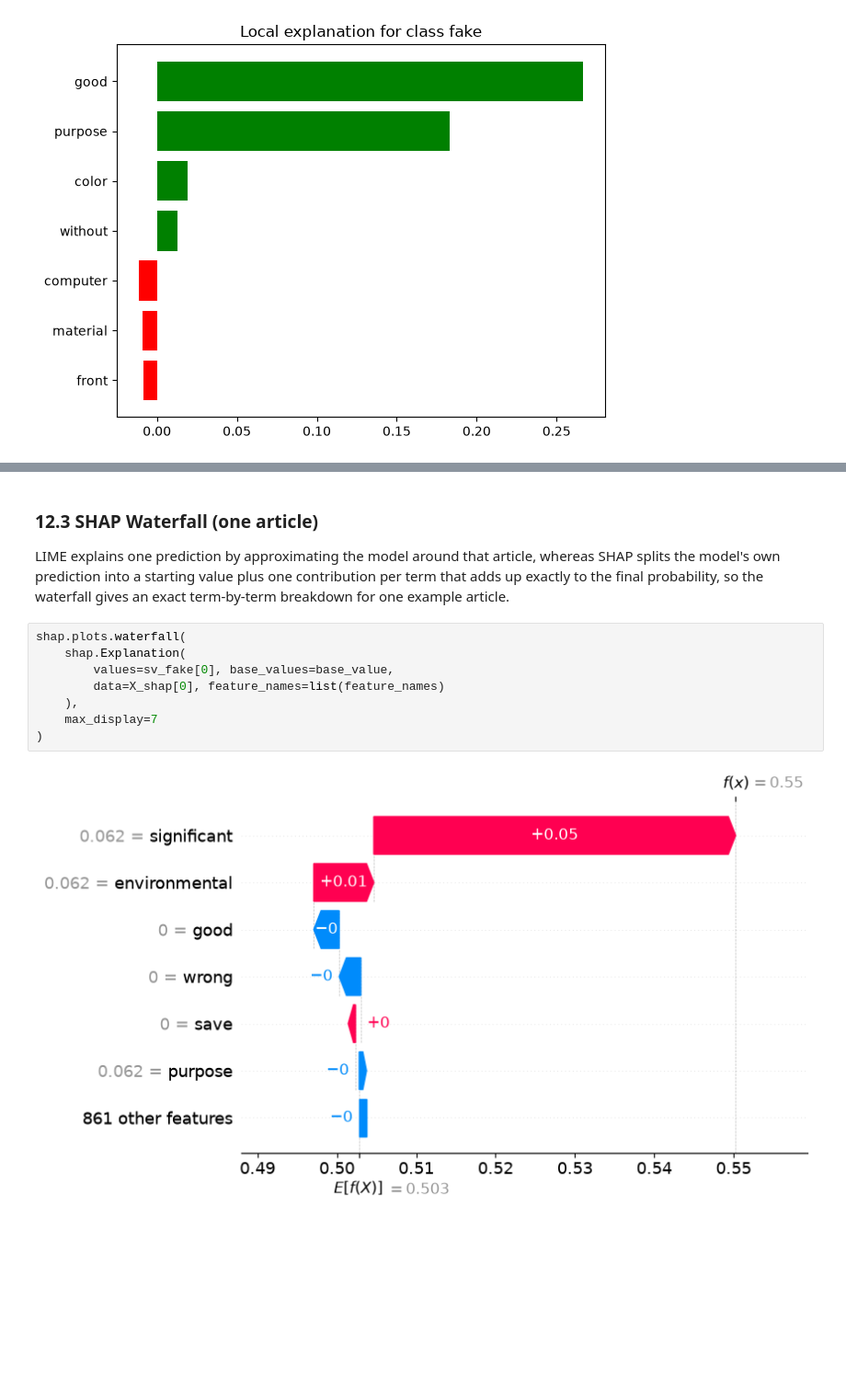
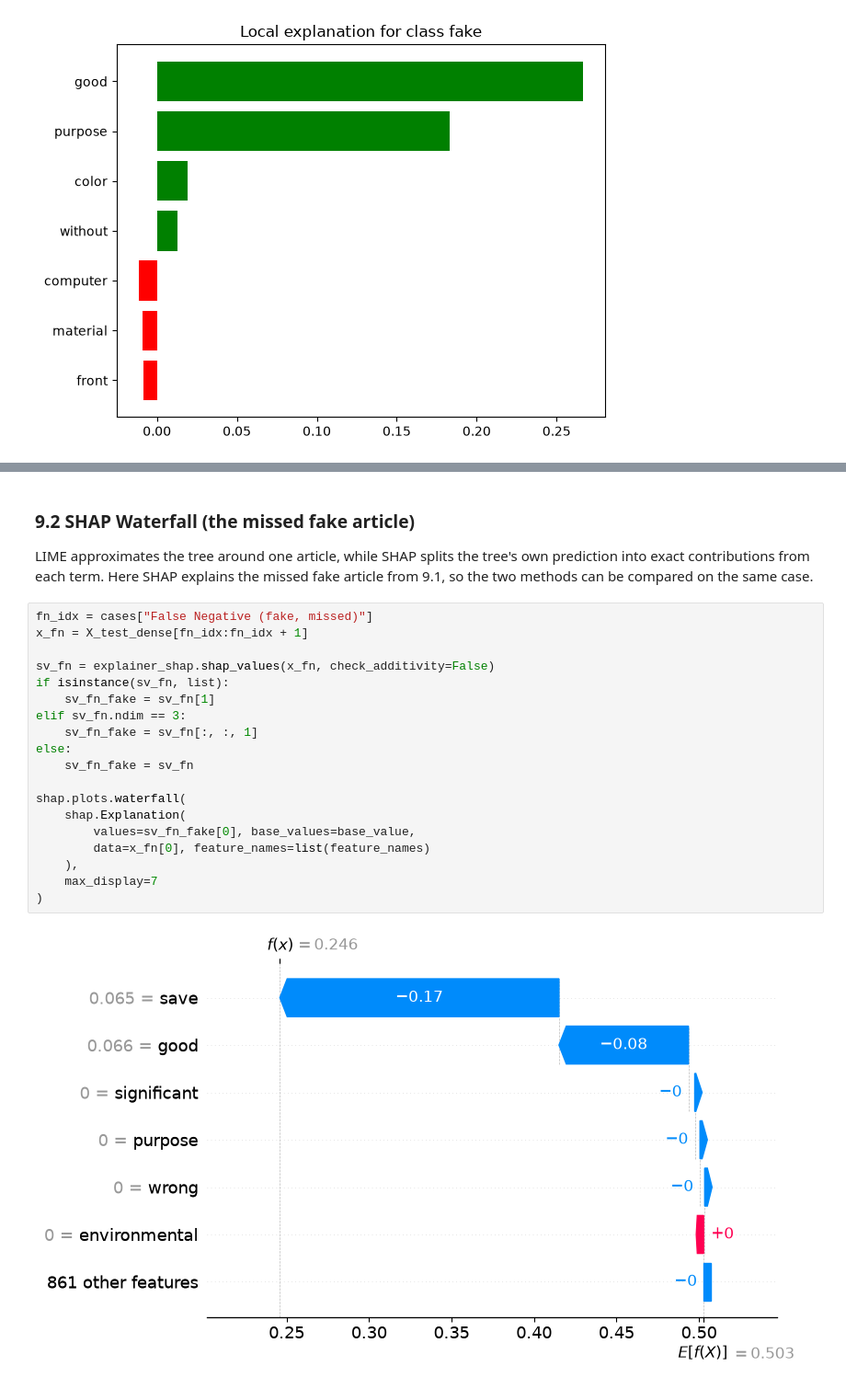
Before and after one commit to jirapon000/XDS_Fake_New_Detection, a Jupyter notebook: decision_tree.ipynb, the cells around one changed output, grey strips where cells are left out. Shown at 92% size. Saved outputs shown, nothing was run; the diff lists cells and outputs as text; blank space fills up the shorter version.

Commit message:
Fix Decision Tree Model

```diff
--- a/decision_tree.ipynb
+++ b/decision_tree.ipynb
@@ -384,15 +412,26 @@ False Positive (real, flagged) | P(fake) = 0.865
 # %% [markdown]
-### 12.3 SHAP Waterfall (one article)
+### 9.2 SHAP Waterfall (the missed fake article)
 
-LIME explains one prediction by approximating the model around that article, whereas SHAP splits the model's own prediction into a starting value plus one contribution per term that adds up exactly to the final probability, so the waterfall gives an exact term-by-term breakdown for one example article.
+LIME approximates the tree around one article, while SHAP splits the tree's own prediction into exact contributions from each term. Here SHAP explains the missed fake article from 9.1, so the two methods can be compared on the same case.
 # %%
+fn_idx = cases["False Negative (fake, missed)"]
+x_fn = X_test_dense[fn_idx:fn_idx + 1]
+
+sv_fn = explainer_shap.shap_values(x_fn, check_additivity=False)
+if isinstance(sv_fn, list):
+    sv_fn_fake = sv_fn[1]
+elif sv_fn.ndim == 3:
+    sv_fn_fake = sv_fn[:, :, 1]
+else:
+    sv_fn_fake = sv_fn
+
 shap.plots.waterfall(
     shap.Explanation(
-        values=sv_fake[0], base_values=base_value,
-        data=X_shap[0], feature_names=list(feature_names)
+        values=sv_fn_fake[0], base_values=base_value,
+        data=x_fn[0], feature_names=list(feature_names)
     ),
     max_display=7
 )
 # %% [output]
-[figure, old version]
+[figure, new version]
 # %% [markdown]
```
Also changed, not shown: parts of 16 cells of this notebook.
